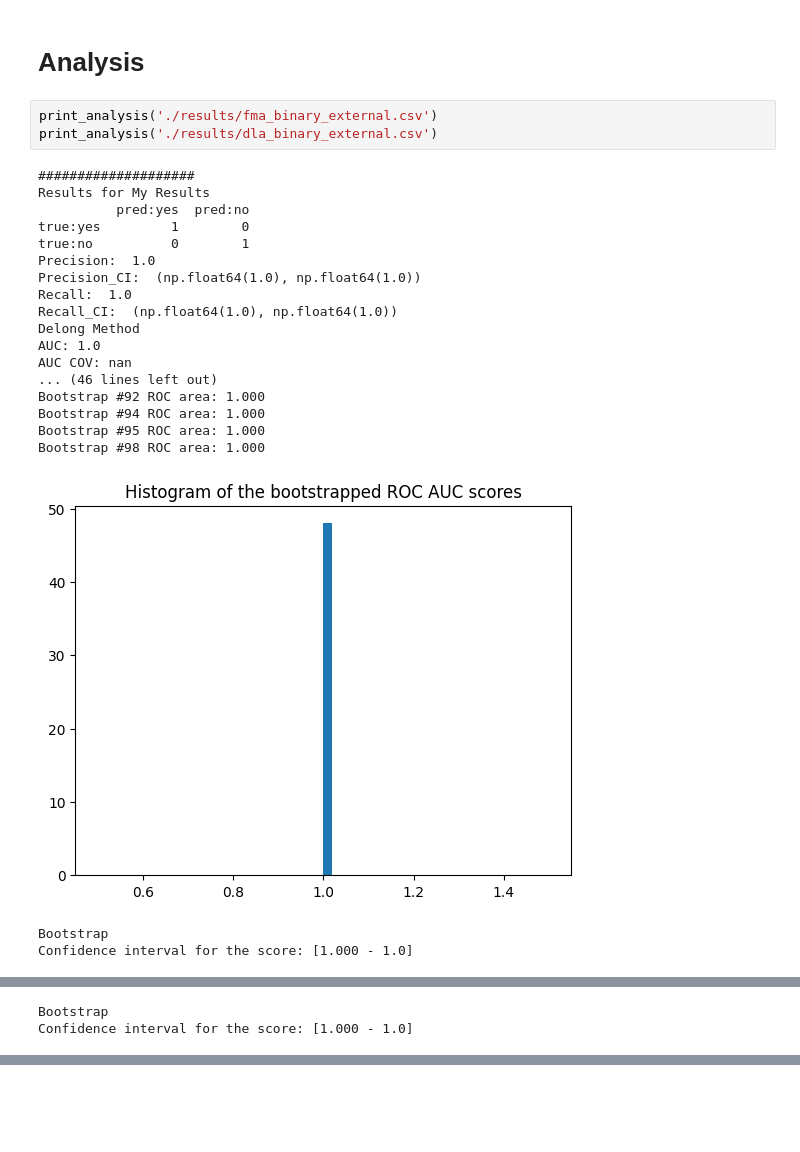
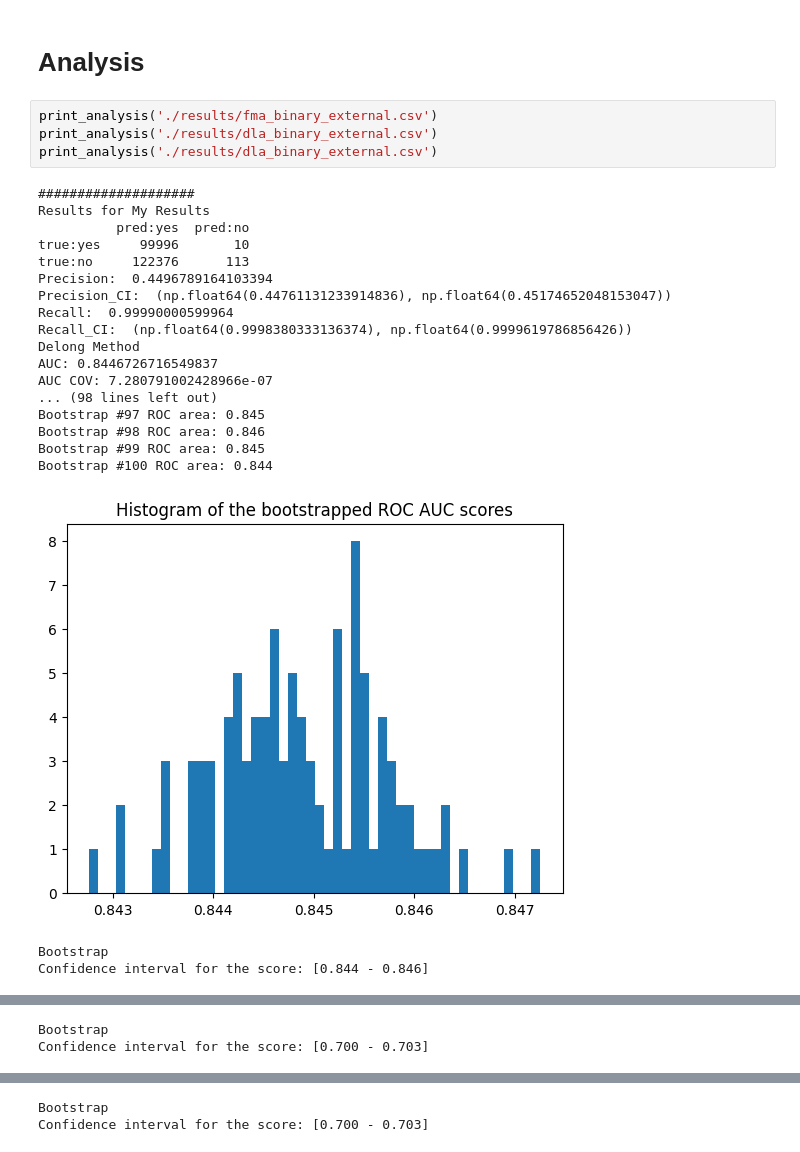
Before and after one commit to DIDSR/HistoART, a Jupyter notebook: histoart.ipynb, the cells around one changed output, grey strips where cells are left out. Cells and saved outputs as stored; diff of their text form; blank space fills up the shorter version.

Commit message:
adding svm results

```diff
--- a/histoart.ipynb
+++ b/histoart.ipynb
@@ -82,24 +82,25 @@ runDLA(dataloader, device, './models/resnet_binary.pth')
 # %%
 print_analysis('./results/fma_binary_external.csv')
 print_analysis('./results/dla_binary_external.csv')
+print_analysis('./results/dla_binary_external.csv')
 # %% [output]
 ####################
 Results for My Results
           pred:yes  pred:no
-true:yes         1        0
-true:no          0        1
-Precision:  1.0
-Precision_CI:  (np.float64(1.0), np.float64(1.0))
-Recall:  1.0
-Recall_CI:  (np.float64(1.0), np.float64(1.0))
+true:yes     99996       10
+true:no     122376      113
+Precision:  0.4496789164103394
+Precision_CI:  (np.float64(0.44761131233914836), np.float64(0.45174652048153047))
+Recall:  0.99990000599964
+Recall_CI:  (np.float64(0.9998380333136374), np.float64(0.9999619786856426))
 Delong Method
-AUC: 1.0
-AUC COV: nan
-... (46 lines left out)
-Bootstrap #92 ROC area: 1.000
-Bootstrap #94 ROC area: 1.000
-Bootstrap #95 ROC area: 1.000
-Bootstrap #98 ROC area: 1.000
+AUC: 0.8446726716549837
+AUC COV: 7.280791002428966e-07
+... (98 lines left out)
+Bootstrap #97 ROC area: 0.845
+Bootstrap #98 ROC area: 0.846
+Bootstrap #99 ROC area: 0.845
+Bootstrap #100 ROC area: 0.844
-[figure, old version]
+[figure, new version]
 Bootstrap
-Confidence interval for the score: [1.000 - 1.0]
+Confidence interval for the score: [0.844 - 0.846]
@@ -125,2 +126,2 @@ Bootstrap #98 ROC area: 1.000
 Bootstrap
-Confidence interval for the score: [1.000 - 1.0]
+Confidence interval for the score: [0.700 - 0.703]
@@ -130,0 +147,2 @@ true:no          0        1)
+Bootstrap
+Confidence interval for the score: [0.700 - 0.703]
```
Also changed, not shown: parts of 1 cell of this notebook, 1 other file.
